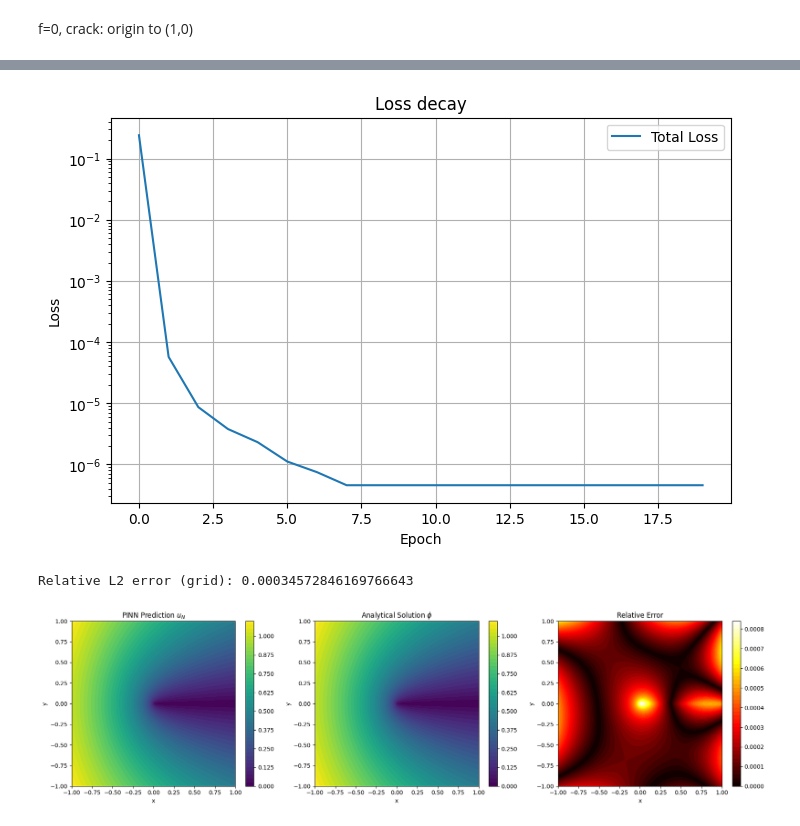
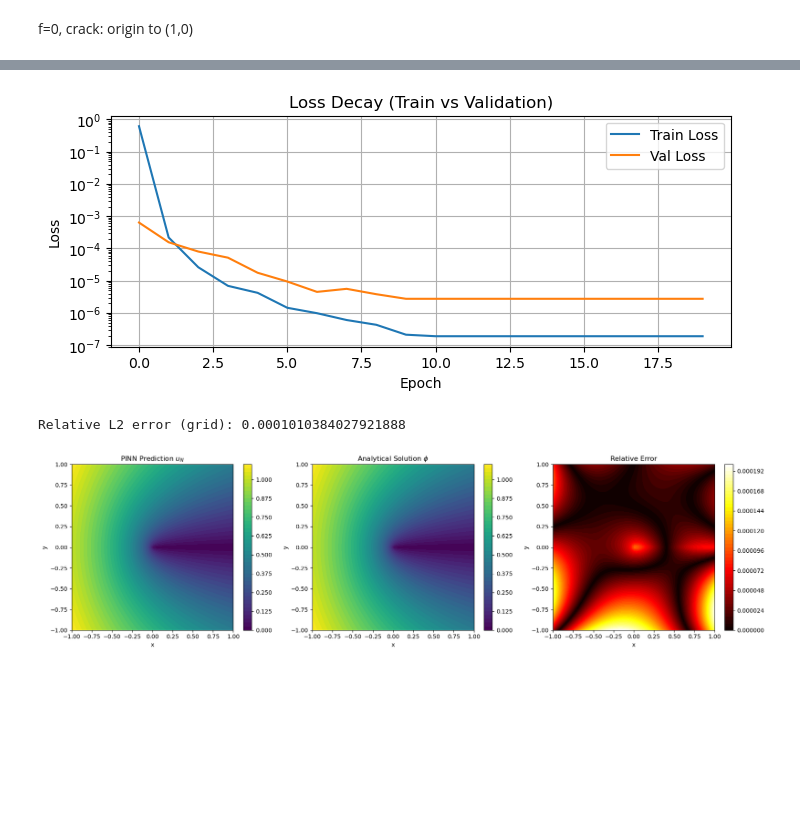
Before and after one commit to ChangEn37/PDE_PINNs, a Jupyter notebook: f0_LBFGS.ipynb, the cells around one changed output, grey strips where cells are left out. Cells and saved outputs as stored; diff of their text form; code cells hidden in the pictures; blank space fills up the shorter version.

```diff
--- a/f0_LBFGS.ipynb
+++ b/f0_LBFGS.ipynb
@@ -11,7 +11,7 @@ import matplotlib.pyplot as plt
 torch.set_default_dtype(torch.float64)   # use double for better derivative precision
 device = torch.device("cuda" if torch.cuda.is_available() else "cpu")
 
-# Domain: square [-1,1]^2 with crack along y=0 for x in [0,1)
+# Domain: square [-1,1]^2 with crack along y=x starting from origin
 X_MIN, X_MAX = -1.0, 1.0
 Y_MIN, Y_MAX = -1.0, 1.0
 
@@ -20,18 +20,20 @@ N_f = 4000       # collocation points
 N_b_outer = 800  # boundary points on outer square
 N_b_crack = 300  # boundary points on crack
 epochs = 20
-#lr = 1
+#lr = 1e-3
 lambda_bc = 1.0   # weight for BC loss
+lambda_zz = 1.0   # weight for U_zz
 
 def compute_phi(x, y):
-    r = torch.sqrt(x**2 + y**2)
-    return torch.sqrt(0.5 * (r - x))
+    eps = 1e-12
+    r = torch.sqrt(torch.clamp(x**2 + y**2, min=eps))
+    phi = torch.sqrt(0.5 * (r - x))
+    return phi.view(-1, 1)
 
 def compute_phi_derivs(x, y):
-    r = torch.sqrt(x**2 + y**2)
+    eps = 1e-12
+    r = torch.sqrt(torch.clamp(x**2 + y**2, min=eps))
     phi_x = (-0.5) * (0.5**0.5) * torch.sqrt(r - x) / r
-    #phi_x = (0.25) * (2**0.5) * (x/r -1)/ torch.sqrt(r - x)
-    #phi_y = (0.5)  * (0.5**0.5) * torch.sqrt(r + x) / r
     phi_y = (0.25) * (2**0.5) * (y/r)/ torch.sqrt(r - x)
 
     return phi_x.reshape(-1,1), phi_y.reshape(-1,1)
@@ -251,14 +283,17 @@ Final relative L2 error: 0.00034572846169766643
+# %%
+# Plot losses
+plt.figure(figsize=(8,3))
+plt.semilogy(epo, loss_history, label='Train Loss')
+plt.semilogy(epo_val, val_history, label='Val Loss')
+plt.xlabel("Epoch")
+plt.ylabel("Loss")
+plt.legend()
+plt.title("Loss Decay (Train vs Validation)")
+plt.grid(True)
+plt.show()
+# %% [output]
+[figure, added]
 # %%
-# 畫Loss
-plt.figure(figsize=(8,5))
-plt.semilogy(loss_history, label='Total Loss')
-plt.xlabel("Epoch")
-plt.ylabel("Loss")
-plt.legend()
-plt.title("Loss decay")
-plt.grid(True)
-plt.show()
-
 # 測試網格
 nx = 100
 xs = np.linspace(X_MIN, X_MAX, nx)
@@ -287,33 +322,32 @@ error_rel = np.abs(u_pred - phi_grid_np) / (phi_inf_norm)
 # 整體相對誤差
 error_tensor = torch.from_numpy(np.abs(u_pred - phi_grid_np)).double()
 phi_tensor = torch.from_numpy(np.abs(phi_grid_np)).double()
 relL2 = torch.norm(error_tensor) / torch.norm(phi_tensor)
 print("Relative L2 error (grid):", relL2.item())
 
 # 畫圖
 fig, axs = plt.subplots(1, 3, figsize=(18,5))
 
 im0 = axs[0].contourf(Xg, Yg, u_pred, 50, cmap='viridis')
 fig.colorbar(im0, ax=axs[0])
 axs[0].set_title('PINN Prediction $u_N$')
 axs[0].set_xlabel('x')
 axs[0].set_ylabel('y')
 
 im1 = axs[1].contourf(Xg, Yg, phi_grid_np, 50, cmap='viridis')
 fig.colorbar(im1, ax=axs[1])
 axs[1].set_title('Analytical Solution $\\phi$')
 axs[1].set_xlabel('x')
 axs[1].set_ylabel('y')
 
 im2 = axs[2].contourf(Xg, Yg, error_rel, 50, cmap='hot')
 fig.colorbar(im2, ax=axs[2])
 axs[2].set_title('Relative Error')
 axs[2].set_xlabel('x')
 axs[2].set_ylabel('y')
 
 plt.tight_layout()
 plt.show()
 # %% [output]
+Relative L2 error (grid): 0.0001010384027921888
-[figure, old version]
+[figure, new version]
-Relative L2 error (grid): 0.00034572846169766643
-[figure, removed]
```
Also changed, not shown: parts of 7 cells of this notebook, 4 other files.
